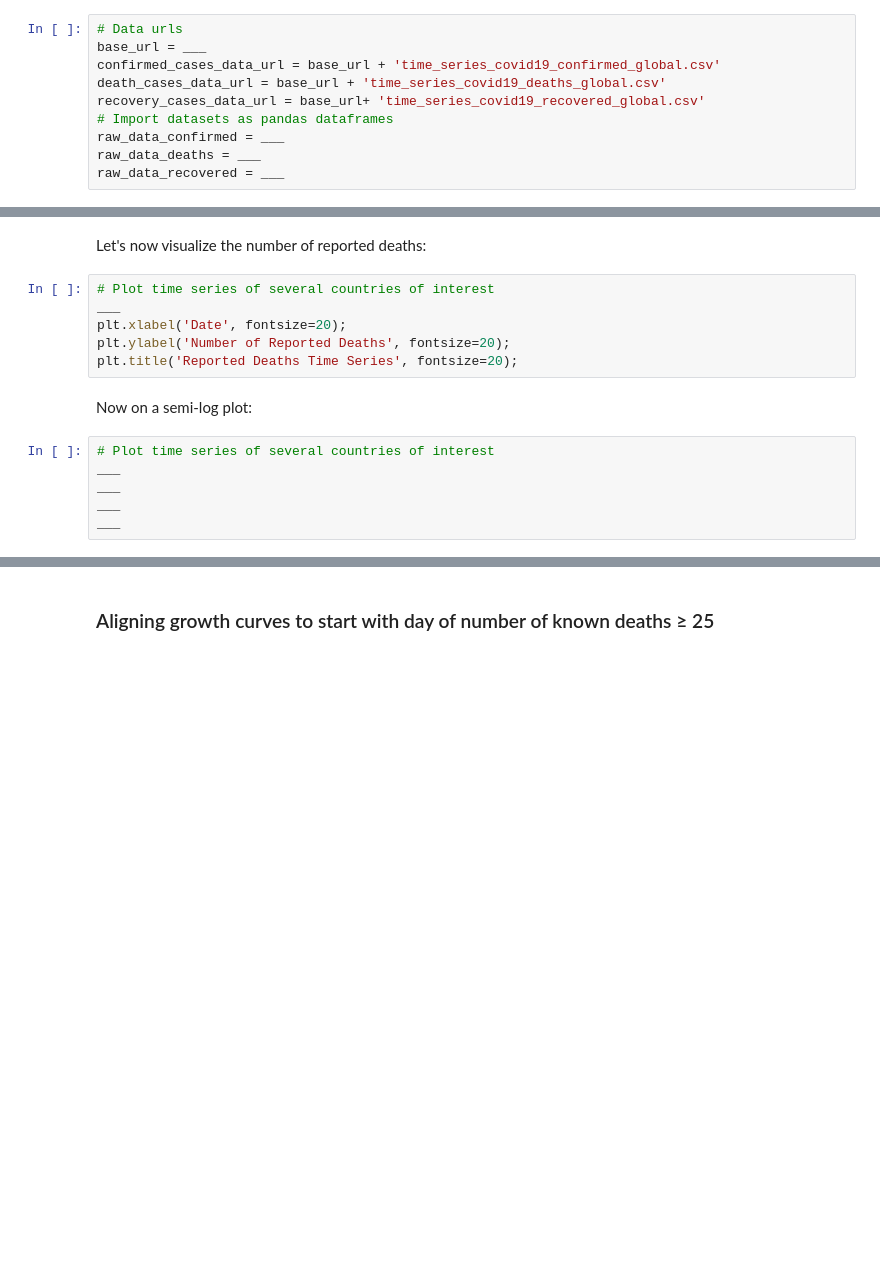
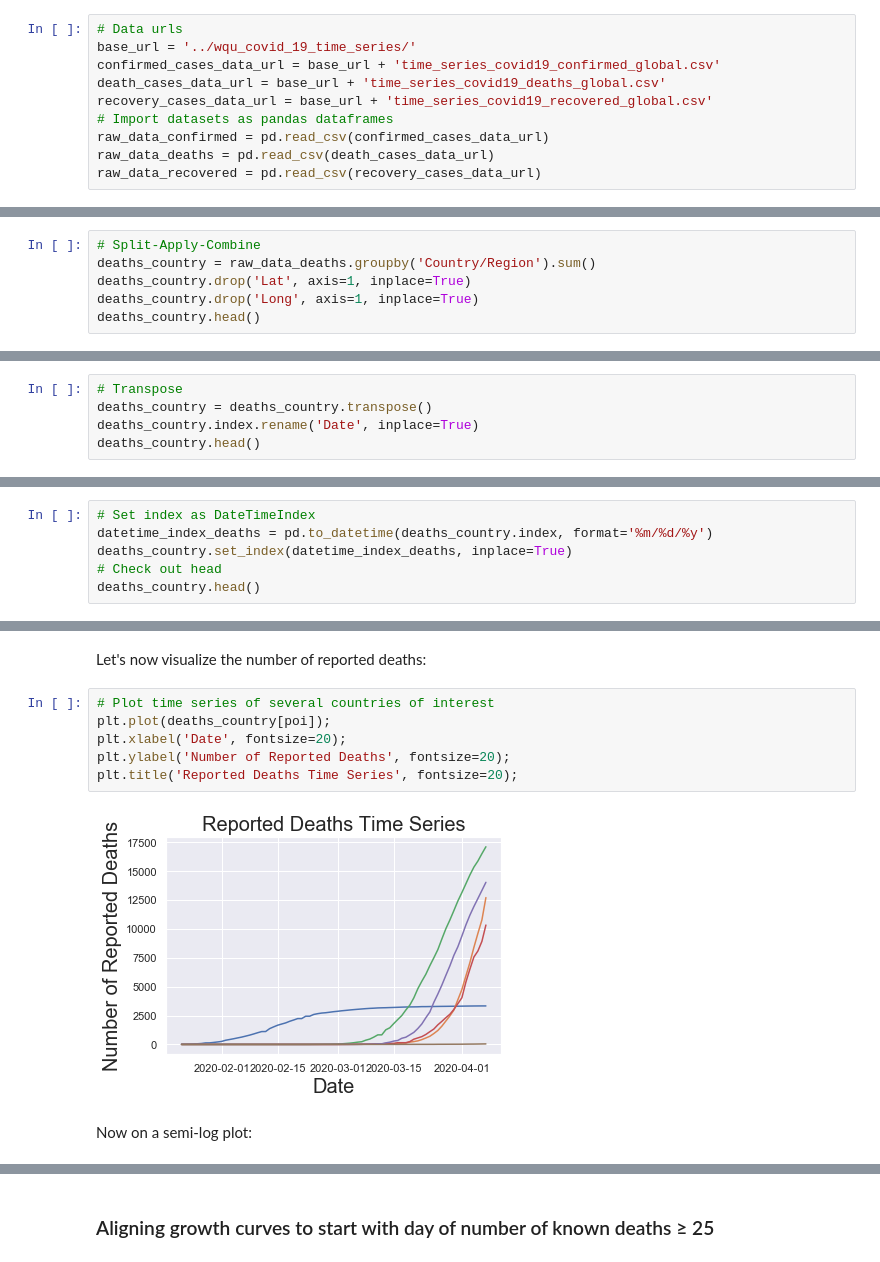
Before and after one commit to boratonAJ/WQU-ML_PROJECT, a Jupyter notebook: jupyter_notebooks/WQU-COVID-19-EDA.ipynb, the cells around one changed output, grey strips where cells are left out. Drawn from its saved outputs; the diff is of its cells as text; blank space fills up the shorter version.

```diff
--- a/jupyter_notebooks/WQU-COVID-19-EDA.ipynb
+++ b/jupyter_notebooks/WQU-COVID-19-EDA.ipynb
@@ -105,14 +105,14 @@ sns.set()
 %matplotlib inline
 # %%
 # Data urls
-base_url = ___
+base_url = '../wqu_covid_19_time_series/'
 confirmed_cases_data_url = base_url + 'time_series_covid19_confirmed_global.csv'
 death_cases_data_url = base_url + 'time_series_covid19_deaths_global.csv'
-recovery_cases_data_url = base_url+ 'time_series_covid19_recovered_global.csv'
+recovery_cases_data_url = base_url + 'time_series_covid19_recovered_global.csv'
 # Import datasets as pandas dataframes
-raw_data_confirmed = ___
-raw_data_deaths = ___
-raw_data_recovered = ___
+raw_data_confirmed = pd.read_csv(confirmed_cases_data_url)
+raw_data_deaths = pd.read_csv(death_cases_data_url)
+raw_data_recovered = pd.read_csv(recovery_cases_data_url)
 # %% [markdown]
 ### Confirmed cases of COVID-19
 # %% [markdown]
@@ -245,0 +385,6 @@ ___
+# %%
+# Split-Apply-Combine
+deaths_country = raw_data_deaths.groupby('Country/Region').sum()
+deaths_country.drop('Lat', axis=1, inplace=True)
+deaths_country.drop('Long', axis=1, inplace=True)
+deaths_country.head()
@@ -245,0 +400,5 @@ ___
+# %%
+# Transpose
+deaths_country = deaths_country.transpose()
+deaths_country.index.rename('Date', inplace=True)
+deaths_country.head()
@@ -245,0 +414,6 @@ ___
+# %%
+# Set index as DateTimeIndex
+datetime_index_deaths = pd.to_datetime(deaths_country.index, format='%m/%d/%y')
+deaths_country.set_index(datetime_index_deaths, inplace=True)
+# Check out head
+deaths_country.head()
@@ -252,15 +453,11 @@ ___
 Let's now visualize the number of reported deaths:
 # %%
 # Plot time series of several countries of interest
-___
+plt.plot(deaths_country[poi]);
 plt.xlabel('Date', fontsize=20);
 plt.ylabel('Number of Reported Deaths', fontsize=20);
 plt.title('Reported Deaths Time Series', fontsize=20);
+# %% [output]
+[figure, added]
 # %% [markdown]
 Now on a semi-log plot:
-# %%
-# Plot time series of several countries of interest
-___
-___
-___
-___
```
Also changed, not shown: parts of 57 cells of this notebook.
